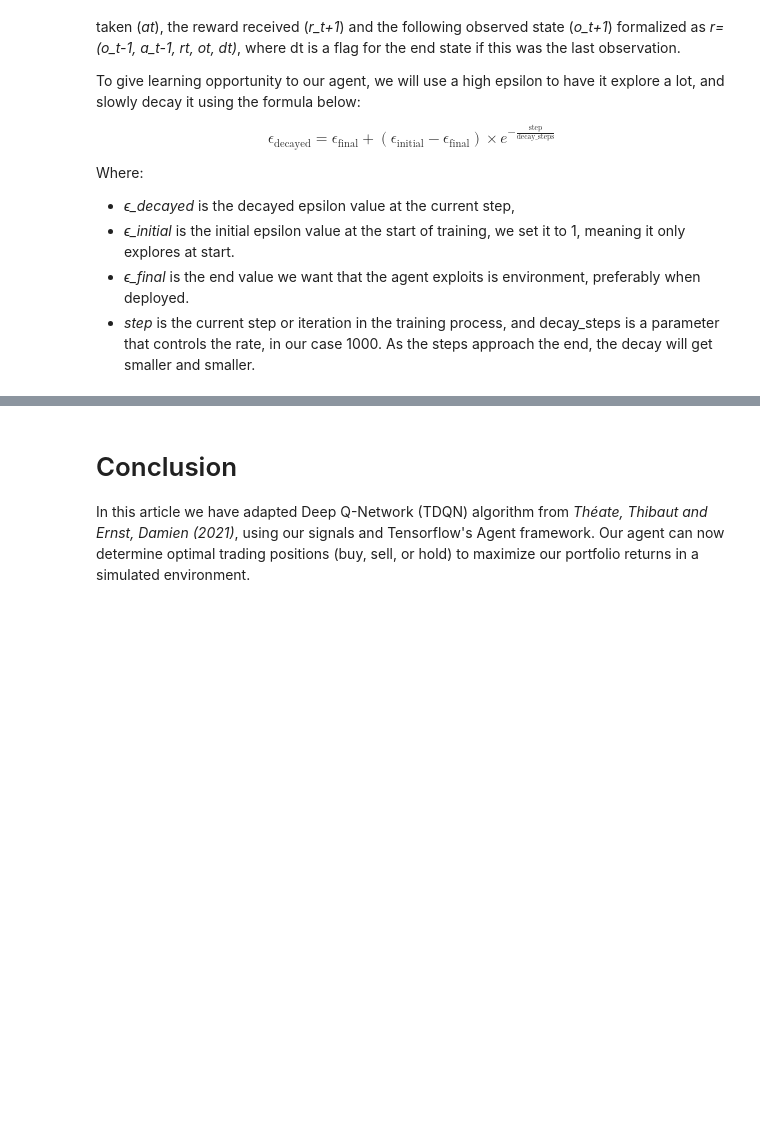
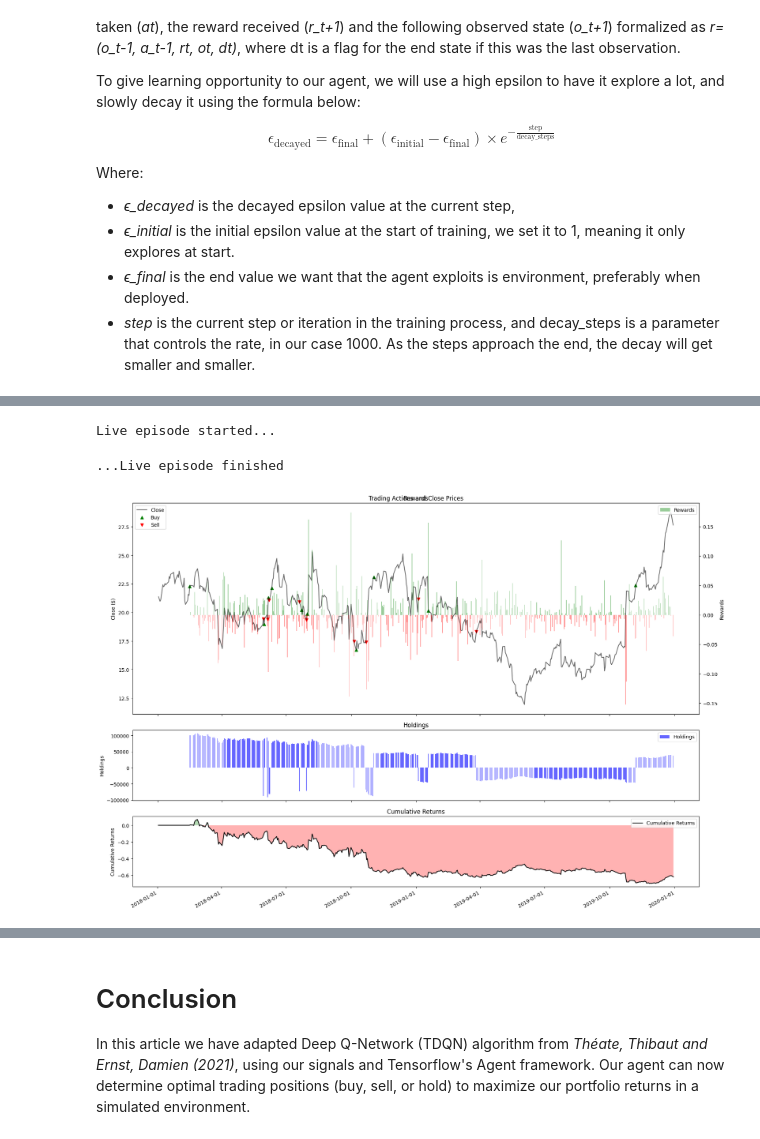
Before and after one commit to adamd1985/Deep-Q-Learning-Applied-to-Algorithmic-Trading, a Jupyter notebook: drl_trading.ipynb, the cells around one changed output, grey strips where cells are left out. Saved outputs shown, nothing was run; the diff lists cells and outputs as text; code cells hidden in the pictures; blank space fills up the shorter version.

```diff
--- a/drl_trading.ipynb
+++ b/drl_trading.ipynb
@@ -133,7 +133,7 @@ if ('COLAB_TPU_ADDR' in os.environ and IN_COLAB) or (IN_KAGGLE and 'TPU_NAME' in
     tf.tpu.experimental.initialize_tpu_system(resolver)
     strategy = tf.distribute.experimental.TPUStrategy(resolver)
     print("Running on TPU:", resolver.master())
-elif tf.config.list_physical_devices('GPU'):
+elif len(tf.config.list_physical_devices('GPU')) > 0:
     strategy = tf.distribute.MirroredStrategy()
     gpus = tf.config.experimental.list_physical_devices('GPU')
     for gpu in gpus:
@@ -145,11 +145,4 @@ else:
 
 print("Number of accelerators:", strategy.num_replicas_in_sync)
 
-if (IN_COLAB or IN_KAGGLE) and len(gpus) > 0:
-    resolver = tf.distribute.cluster_resolver.TPUClusterResolver(tpu='grpc://' + os.environ['COLAB_TPU_ADDR'])
-    tf.config.experimental_connect_to_cluster(resolver)
-    tf.tpu.experimental.initialize_tpu_system(resolver)
-    strategy = tf.distribute.experimental.TPUStrategy(resolver)
-
-
 os.getcwd()
@@ -167,13 +176,13 @@ MODELS_PATH = './models'
 LOGS_PATH = './logs'
 
 ACT_NEUTRAL = 3 # Added this action to go to neutral and wait
-ACT_LONG = 2
-ACT_HOLD = 1
+ACT_HOLD = 2
+ACT_LONG = 1
 ACT_SHORT = 0
-ACTIONS = [ACT_SHORT, ACT_HOLD, ACT_LONG]
+ACTIONS = [ACT_SHORT, ACT_LONG]
 
 CAPITAL = 100000
-TRADE_COSTS_PERCENT = 10 / 100 / 100 # 10BPS
+TRADE_COSTS_PERCENT = 10 / 100 / 100 # 10BPS costs
 
 FEATURES = ["Close", "High", "Low", "Open", "Volume"]
 TARGET_FEATURE = "Price Raw"
@@ -183,22 +192,23 @@ ACT_SPACE = len(ACTIONS)
 
 BATCH_SIZE = 32
 LEARN_RATE = 1e-3
-TOTAL_ITERS = 100#10000
+TOTAL_ITERS = 600 #12000
 TRAIN_EPISODES = 10
 INIT_COLLECT = 100
 TOTAL_COLLECT = 1
 LOG_INTERVALS = 20
-TEST_INTERVALS = 1#400
+TEST_INTERVALS = 5 #400
 MEMORY_LENGTH = 100000
-DISCOUNT = 0.4
+DISCOUNT = .3
 EPSILON_START = 1.
 TARGET_UPDATE = 1000
-EPSILON_END = 0.01
-EPSILON_DECAY = 10000
+EPSILON_END = 0.0015
+EPSILON_DECAY = 1000
 GRAD_CLIP = 1
 REWARD_CLIP = 1
+PUNISHMENT = 1.25
 
-DROPOUT = 0.2
+DROPOUT = 0.4
 L2FACTOR = 0.000001
 NEURONS = 512
 LAYERS = (NEURONS, NEURONS, NEURONS, NEURONS, NEURONS)
@@ -814,6 +877,7 @@ def create_q_network(env, fc_layer_params=LAYERS, dropout_rate=DROPOUT, l2_reg=L
                                 activation=None,
                                 kernel_initializer=tf.keras.initializers.VarianceScaling(scale=2.0, mode='fan_in', distribution='truncated_normal'),
                                 kernel_regularizer=tf.keras.regularizers.l2(l2_reg)))
+        # Internal Covariate Shift Reductio by normalizing layer inputs, this improves gradient flow.
         layers.append(tf.keras.layers.BatchNormalization())
         layers.append(tf.keras.layers.LeakyReLU())
         layers.append(tf.keras.layers.Dropout(dropout_rate))
@@ -829,7 +893,7 @@ def create_q_network(env, fc_layer_params=LAYERS, dropout_rate=DROPOUT, l2_reg=L
 
     return q_net
 
-def create_agent(q_net, env, t_q_net = None, optimizer = None, eps=EPSILON_START, learning_rate=LEARN_RATE, gradient_clipping = GRAD_CLIP):
+def create_agent(q_net, env, t_q_net = None, optimizer = None, eps=EPSILON_START, learning_rate=LEARN_RATE, gradient_clipping = GRAD_CLIP, discount=DISCOUNT):
     """
     Creates a DQN agent for a given environment with specified configurations.
 
@@ -859,6 +923,7 @@ def create_agent(q_net, env, t_q_net = None, optimizer = None, eps=EPSILON_START
     agent = dqn_agent.DqnAgent(
         env.time_step_spec(),
         env.action_spec(),
+        gamma=discount,
         q_network=q_net,
         target_q_network = t_q_net,
         target_update_period = TARGET_UPDATE,
@@ -1229,4 +1350,3 @@ train()
 # %%
 with strategy.scope():
-    policy, total_returns, avg_return, sharpe_ratio = sim.load_and_eval_policy(policy_path=MODELS_PATH)
-    test_env.get_trade_stats()
+    sim.load_and_eval_policy(policy_path=MODELS_PATH)
@@ -1234,0 +1384,6 @@ sim.plot_returns_and_actions()
+# %%
+data = sim.plot_returns_and_actions()
+# %% [output]
+Live episode started...
+...Live episode finished
+[figure, added]
```
Also changed, not shown: parts of 15 cells of this notebook, 18 other files.
